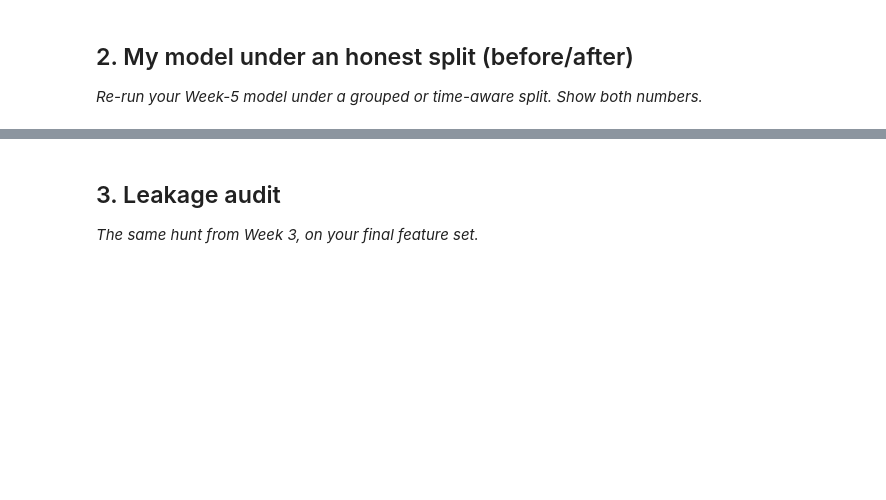
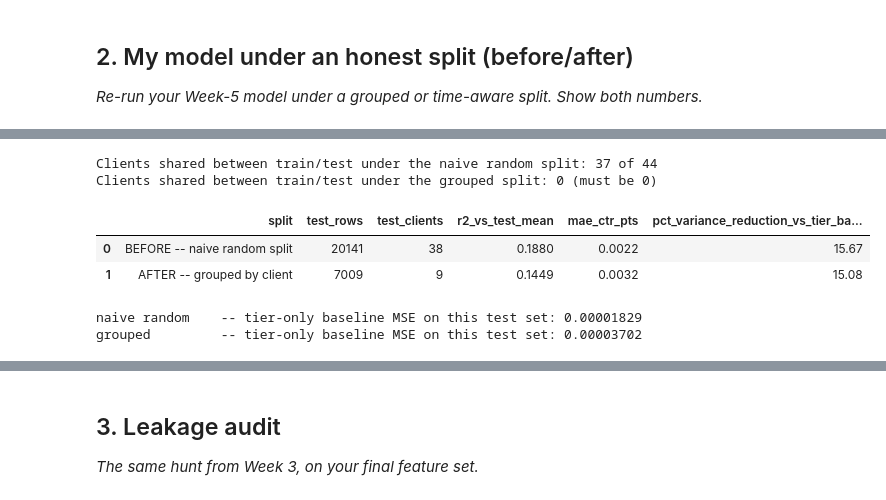
Before and after one commit to Abdulm111/ML-Assignement01, a Jupyter notebook: work/notebooks/w06_validation_audit.ipynb, the cells around one changed output, grey strips where cells are left out. Drawn from its saved outputs; the diff is of its cells as text; code cells hidden in the pictures; blank space fills up the shorter version.

```diff
--- a/work/notebooks/w06_validation_audit.ipynb
+++ b/work/notebooks/w06_validation_audit.ipynb
@@ -22,0 +189,72 @@ This skeleton is yours to fill. Work the sections **in order** — each one has
+# %%
+from sklearn.model_selection import train_test_split, GroupShuffleSplit
+from sklearn.ensemble import RandomForestRegressor
+from sklearn.metrics import r2_score, mean_absolute_error, mean_squared_error
+
+FEATURE_COLS = ["avg_position_month", "impressions_month", "ga4_engaged_sessions_month",
+                 "sessions_ai_month", "scroll_events_month", "has_ga4_month"]
+
+def make_X(df, ref_cols=None):
+    X = pd.get_dummies(df[FEATURE_COLS + ["content_type"]], columns=["content_type"])
+    return X.reindex(columns=ref_cols, fill_value=0) if ref_cols is not None else X
+
+# Frozen tier-only reference, computed once on the full panel -- the SAME
+# baseline is used for both rows of the before/after table below.
+tier_mean_full = q.groupby("position_tier")["ctr"].mean()
+global_mean_full = q["ctr"].mean()
+
+def evaluate_split(train, test, label):
+    train_X = make_X(train)
+    test_X = make_X(test, train_X.columns)
+    rf = RandomForestRegressor(n_estimators=300, max_depth=8, min_samples_leaf=20,
+                                random_state=42, n_jobs=-1)
+    rf.fit(train_X, train["ctr"])
+    pred = rf.predict(test_X)
+    tier_pred = test["position_tier"].map(tier_mean_full).fillna(global_mean_full)
+    tier_mse = mean_squared_error(test["ctr"], tier_pred)
+    mse = mean_squared_error(test["ctr"], pred)
+    return {
+        "split": label,
+        "test_rows": len(test),
+        "test_clients": test["client_hash_id"].nunique(),
+        "r2_vs_test_mean": round(r2_score(test["ctr"], pred), 4),
+        "mae_ctr_pts": round(mean_absolute_error(test["ctr"], pred), 4),
+        "pct_variance_reduction_vs_tier_baseline": round((1 - mse / tier_mse) * 100, 2),
+    }
+
+# BEFORE -- naive row-level random split
+r_train, r_test = train_test_split(q, test_size=0.2, random_state=42)
+overlap = set(r_train["client_hash_id"]) & set(r_test["client_hash_id"])
+print(f"Clients shared between train/test under the naive random split: "
+      f"{len(overlap)} of {q['client_hash_id'].nunique()}")
+
+# AFTER -- grouped by client (what w05 actually used)
+gss = GroupShuffleSplit(n_splits=1, test_size=0.2, random_state=42)
+g_train_idx, g_test_idx = next(gss.split(q, groups=q["client_hash_id"]))
+g_train, g_test = q.iloc[g_train_idx].copy(), q.iloc[g_test_idx].copy()
+g_overlap = set(g_train["client_hash_id"]) & set(g_test["client_hash_id"])
+print(f"Clients shared between train/test under the grouped split: {len(g_overlap)} (must be 0)")
+
+before_after = pd.DataFrame([
+    evaluate_split(r_train, r_test, "BEFORE -- naive random split"),
+    evaluate_split(g_train, g_test, "AFTER -- grouped by client"),
+])
+before_after
+# %% [output]
+Clients shared between train/test under the naive random split: 37 of 44
+Clients shared between train/test under the grouped split: 0 (must be 0)
+|  | split | test_rows | test_clients | r2_vs_test_mean | mae_ctr_pts | pct_variance_reduction_vs_tier_ba... |
+| 0 | BEFORE -- naive random split | 20141 | 38 | 0.1880 | 0.0022 | 15.67 |
+| 1 | AFTER -- grouped by client | 7009 | 9 | 0.1449 | 0.0032 | 15.08 |
+# %%
+# R^2/MAE favor the naive split, but %-variance-reduction favors the grouped
+# split -- that's a ratio metric, so check what the denominator (the frozen
+# tier-only baseline's own error) is doing on each test set before trusting
+# either story.
+for train, test, label in [(r_train, r_test, "naive random"), (g_train, g_test, "grouped")]:
+    tier_pred = test["position_tier"].map(tier_mean_full).fillna(global_mean_full)
+    tier_mse_split = mean_squared_error(test["ctr"], tier_pred)
+    print(f"{label:15s} -- tier-only baseline MSE on this test set: {tier_mse_split:.8f}")
+# %% [output]
+naive random    -- tier-only baseline MSE on this test set: 0.00001829
+grouped         -- tier-only baseline MSE on this test set: 0.00003702
```
Also changed, not shown: parts of 14 cells of this notebook.
